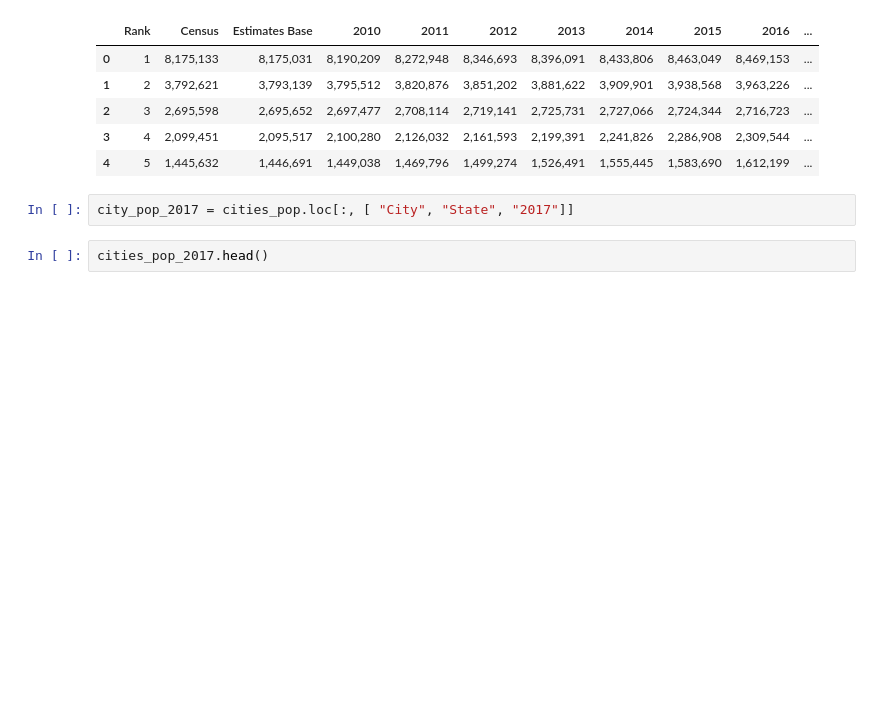
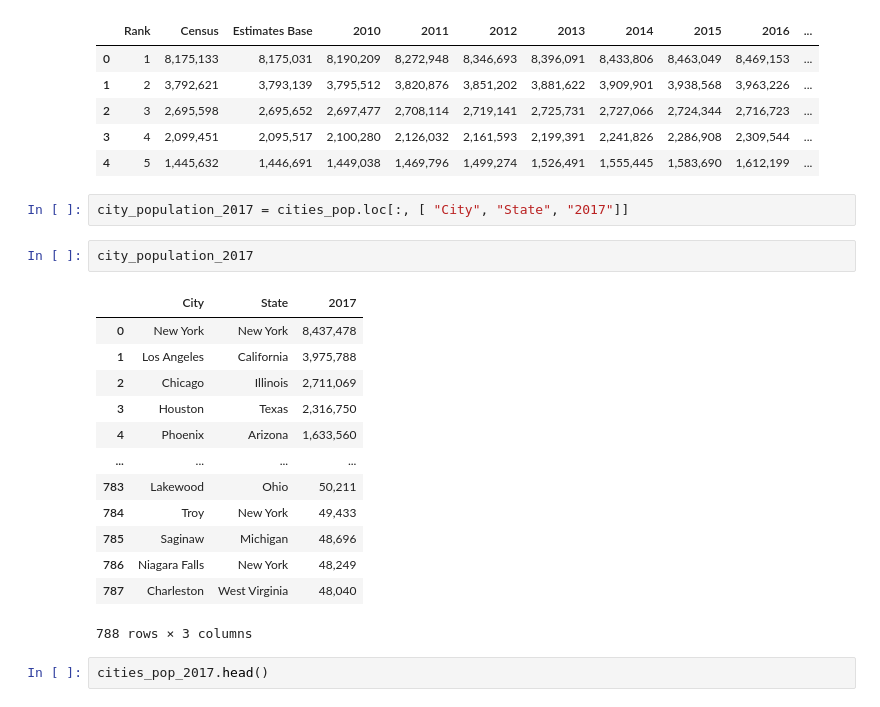
Before and after one commit to a-prospero/strange_brew, a Jupyter notebook: beer_analysis.ipynb, the cells around one changed output. Saved outputs shown, nothing was run; the diff lists cells and outputs as text; blank space fills up the shorter version.

```diff
--- a/beer_analysis.ipynb
+++ b/beer_analysis.ipynb
@@ -214,7 +214,23 @@ cities_pop.head()
 | 3 | 4 | 2,099,451 | 2,095,517 | 2,100,280 | 2,126,032 | 2,161,593 | 2,199,391 | 2,241,826 | 2,286,908 | 2,309,544 | ... |
 | 4 | 5 | 1,445,632 | 1,446,691 | 1,449,038 | 1,469,796 | 1,499,274 | 1,526,491 | 1,555,445 | 1,583,690 | 1,612,199 | ... |
 # %%
-city_pop_2017 = cities_pop.loc[:, [ "City", "State", "2017"]]
+city_population_2017 = cities_pop.loc[:, [ "City", "State", "2017"]]
+# %%
+city_population_2017
+# %% [output]
+|  | City | State | 2017 |
+| 0 | New York | New York | 8,437,478 |
+| 1 | Los Angeles | California | 3,975,788 |
+| 2 | Chicago | Illinois | 2,711,069 |
+| 3 | Houston | Texas | 2,316,750 |
+| 4 | Phoenix | Arizona | 1,633,560 |
+| ... | ... | ... | ... |
+| 783 | Lakewood | Ohio | 50,211 |
+| 784 | Troy | New York | 49,433 |
+| 785 | Saginaw | Michigan | 48,696 |
+| 786 | Niagara Falls | New York | 48,249 |
+| 787 | Charleston | West Virginia | 48,040 |
+788 rows × 3 columns
 # %%
 cities_pop_2017.head()
 # %% [output]
```
Also changed, not shown: parts of 6 cells of this notebook.
